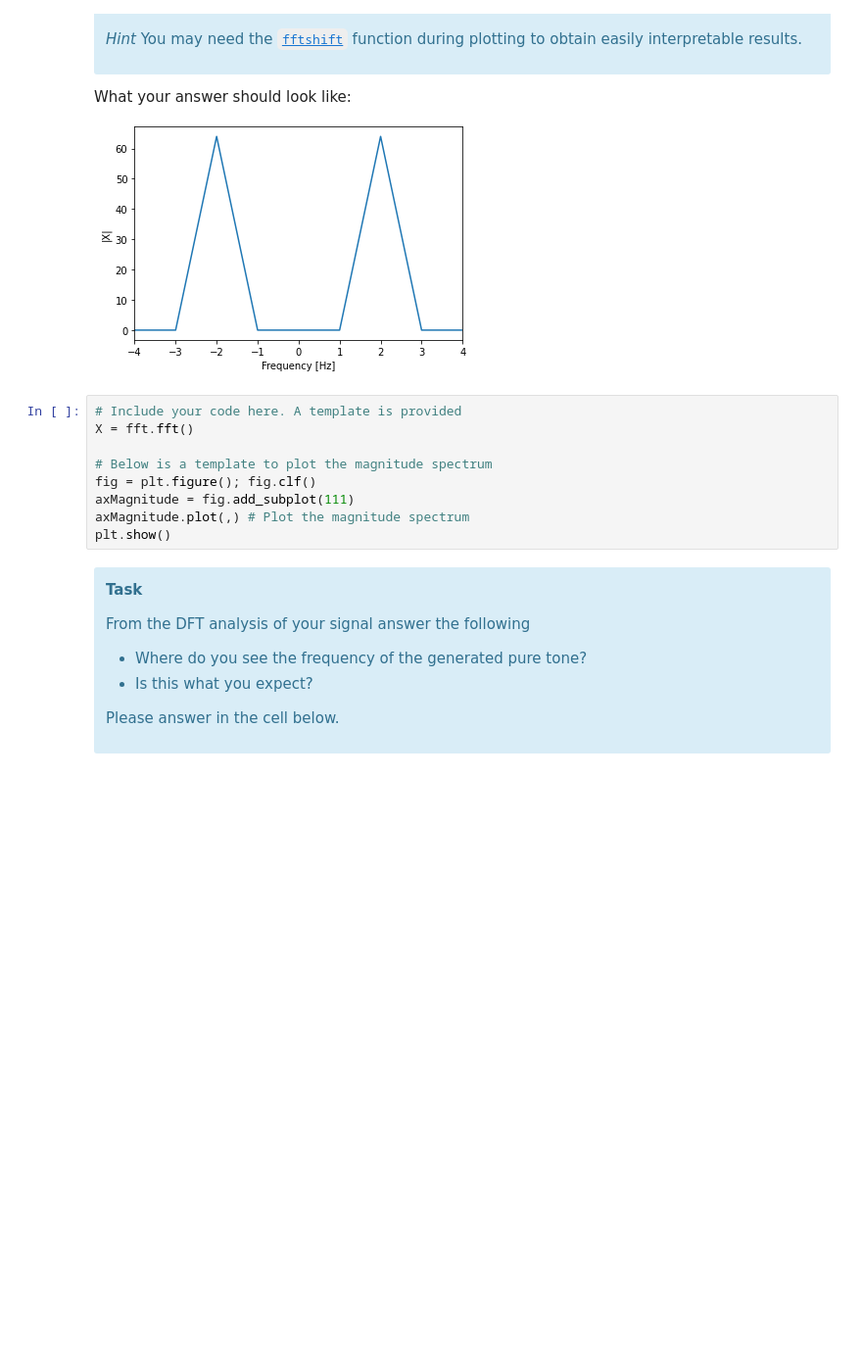
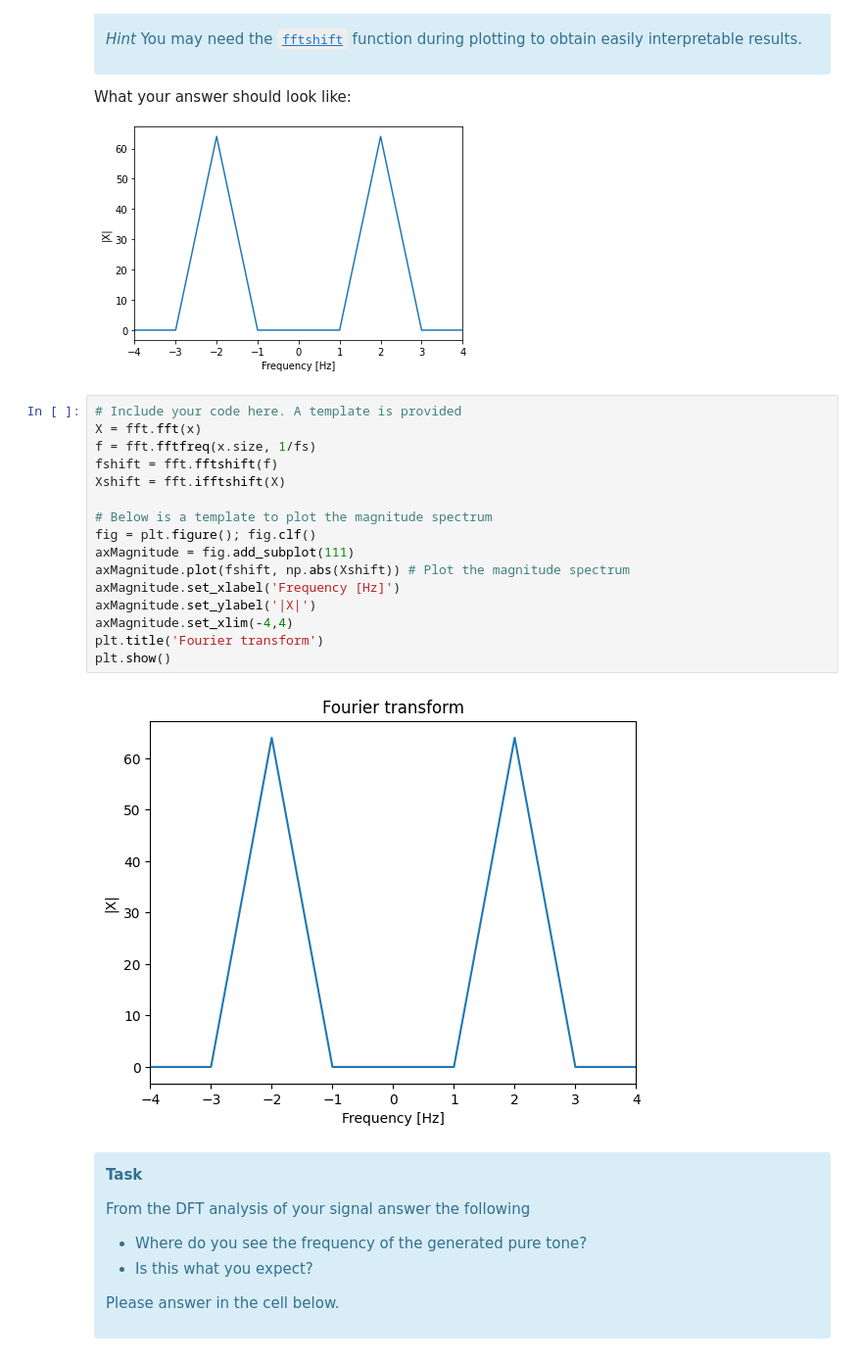
Before and after one commit to vbelpair/Ugent, a Jupyter notebook: Medical_Signal_Processing_and_Statistics/assignment_1/code/ex01_vincent.ipynb, the cells around one changed output. Shown at 98% size. Drawn from its saved outputs; the diff is of its cells as text; blank space fills up the shorter version.

```diff
--- a/Medical_Signal_Processing_and_Statistics/assignment_1/code/ex01_vincent.ipynb
+++ b/Medical_Signal_Processing_and_Statistics/assignment_1/code/ex01_vincent.ipynb
@@ -108,13 +108,22 @@ What your answer should look like:
 [abs]: https://numpy.org/doc/stable/reference/generated/numpy.absolute.html
 # %%
 # Include your code here. A template is provided
-X = fft.fft()
+X = fft.fft(x)
+f = fft.fftfreq(x.size, 1/fs)
+fshift = fft.fftshift(f)
+Xshift = fft.ifftshift(X)
 
 # Below is a template to plot the magnitude spectrum
 fig = plt.figure(); fig.clf()
 axMagnitude = fig.add_subplot(111)
-axMagnitude.plot(,) # Plot the magnitude spectrum
+axMagnitude.plot(fshift, np.abs(Xshift)) # Plot the magnitude spectrum
+axMagnitude.set_xlabel('Frequency [Hz]')
+axMagnitude.set_ylabel('|X|')
+axMagnitude.set_xlim(-4,4)
+plt.title('Fourier transform')
 plt.show()
+# %% [output]
+[figure, added]
 # %% [markdown]
 <div class="alert alert-info">
 
```
Also changed, not shown: parts of 9 cells of this notebook.
